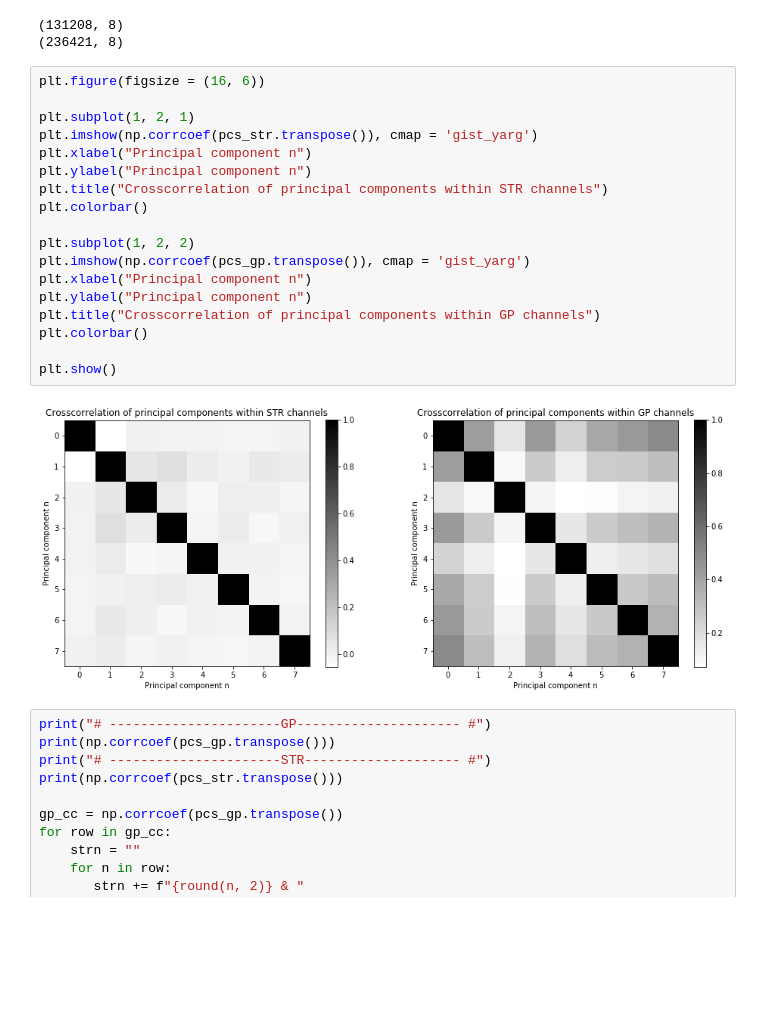
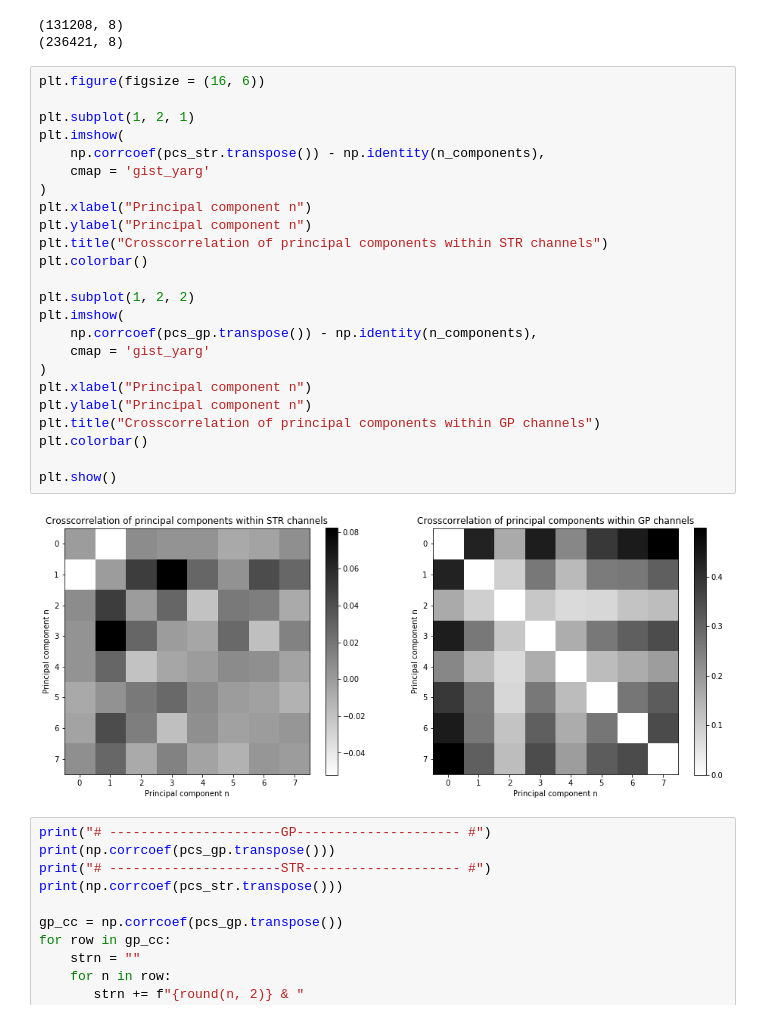
Before and after one commit to miriamvall/DD142X, a Jupyter notebook: code/notebooks/PCA 5.ipynb, the cells around one changed output. Cells and saved outputs as stored; diff of their text form; blank space fills up the shorter version.

```diff
--- a/code/notebooks/PCA 5.ipynb
+++ b/code/notebooks/PCA 5.ipynb
@@ -222,23 +251,29 @@ print(pcs_gp.shape)
 # %%
 plt.figure(figsize = (16, 6))
 
 plt.subplot(1, 2, 1)
-plt.imshow(np.corrcoef(pcs_str.transpose()), cmap = 'gist_yarg')
+plt.imshow(
+    np.corrcoef(pcs_str.transpose()) - np.identity(n_components),
+    cmap = 'gist_yarg'
+)
 plt.xlabel("Principal component n")
 plt.ylabel("Principal component n")
 plt.title("Crosscorrelation of principal components within STR channels")
 plt.colorbar()
 
 plt.subplot(1, 2, 2)
-plt.imshow(np.corrcoef(pcs_gp.transpose()), cmap = 'gist_yarg')
+plt.imshow(
+    np.corrcoef(pcs_gp.transpose()) - np.identity(n_components),
+    cmap = 'gist_yarg'
+)
 plt.xlabel("Principal component n")
 plt.ylabel("Principal component n")
 plt.title("Crosscorrelation of principal components within GP channels")
 plt.colorbar()
 
 plt.show()
 # %% [output]
-[figure, old version]
+[figure, new version]
 # %%
 print("# ----------------------GP--------------------- #")
 print(np.corrcoef(pcs_gp.transpose()))
```
Also changed, not shown: parts of 8 cells of this notebook, 31 other files.
